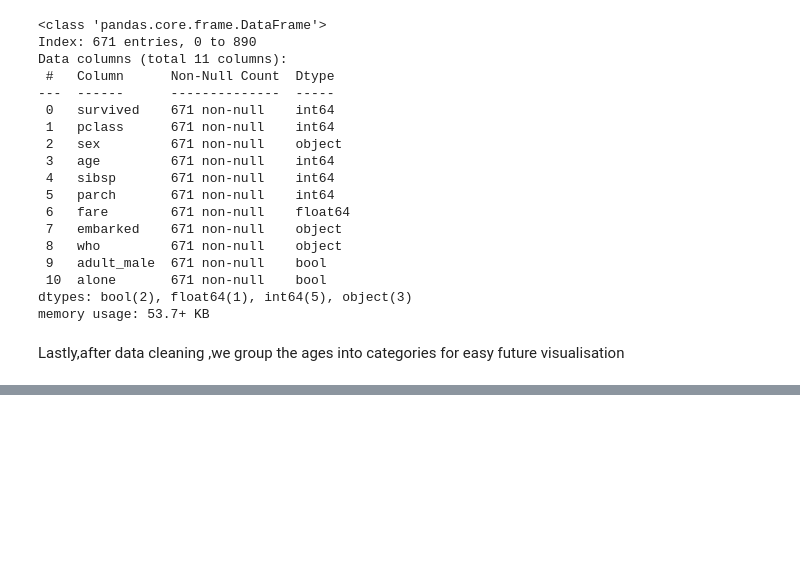
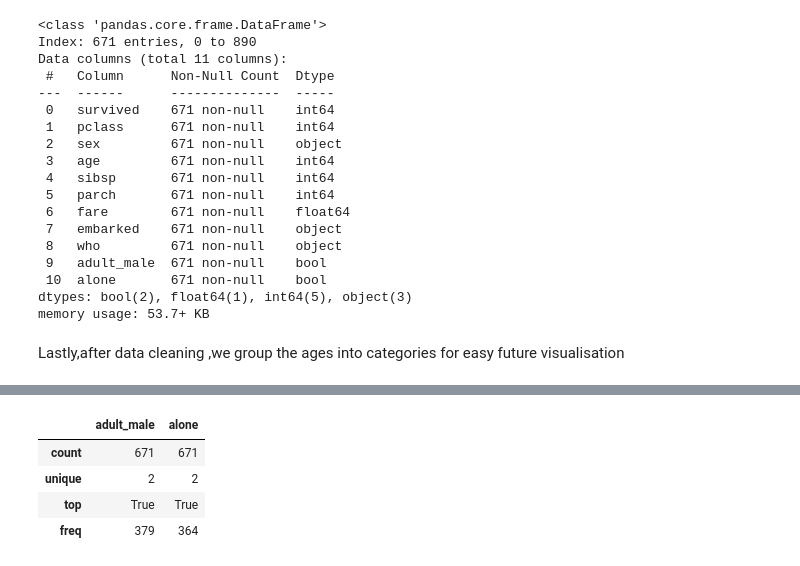
Before and after one commit to K-Atina/Titanic-Dataset, a Jupyter notebook: Titanic_Dataset.ipynb, the cells around one changed output, grey strips where cells are left out. Cells and saved outputs as stored; diff of their text form; code cells hidden in the pictures; blank space fills up the shorter version.

```diff
--- a/Titanic_Dataset.ipynb
+++ b/Titanic_Dataset.ipynb
@@ -284,0 +288,8 @@ df_cleaned.head(20)
+# %%
+df_cleaned.describe(include="bool")
+# %% [output]
+|  | adult_male | alone |
+| count | 671 | 671 |
+| unique | 2 | 2 |
+| top | True | True |
+| freq | 379 | 364 |
```
Also changed, not shown: parts of 2 cells of this notebook.
